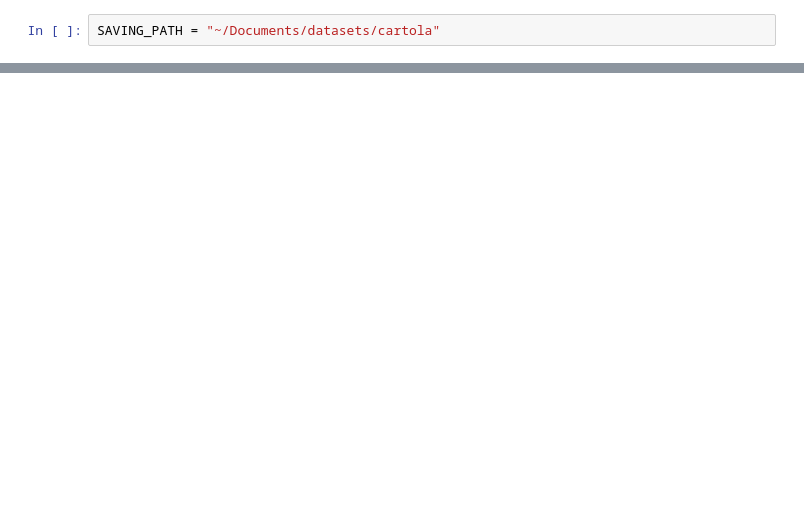
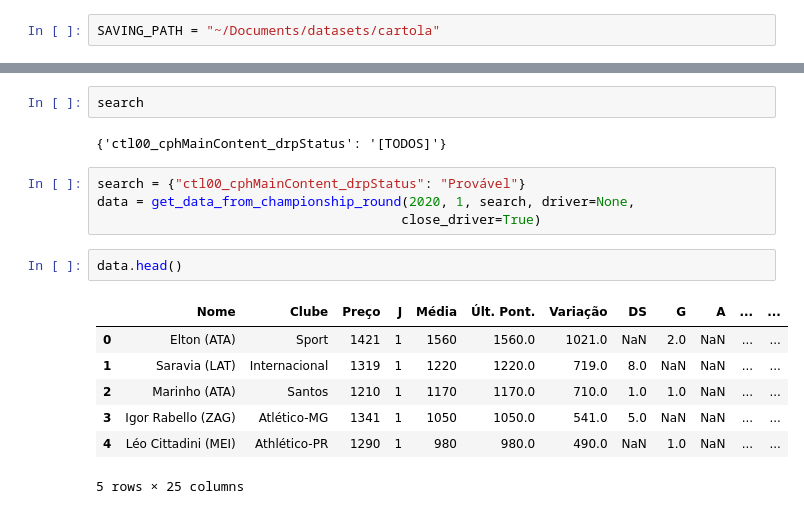
Before and after one commit to lgmoneda/datasets, a Jupyter notebook: cartola/lab.ipynb, the cells around one changed output, grey strips where cells are left out. Drawn from its saved outputs; the diff is of its cells as text; blank space fills up the shorter version.

```diff
--- a/cartola/lab.ipynb
+++ b/cartola/lab.ipynb
@@ -160,0 +294,18 @@ get_table_from_page(driver)
+# %%
+search
+# %% [output]
+{'ctl00_cphMainContent_drpStatus': '[TODOS]'}
+# %%
+search = {"ctl00_cphMainContent_drpStatus": "Provável"}
+data = get_data_from_championship_round(2020, 1, search, driver=None,
+                                       close_driver=True)
+# %%
+data.head()
+# %% [output]
+|  | Nome | Clube | Preço | J | Média | Últ. Pont. | Variação | DS | G | A | ... | ... |
+| 0 | Elton (ATA) | Sport | 1421 | 1 | 1560 | 1560.0 | 1021.0 | NaN | 2.0 | NaN | ... | ... |
+| 1 | Saravia (LAT) | Internacional | 1319 | 1 | 1220 | 1220.0 | 719.0 | 8.0 | NaN | NaN | ... | ... |
+| 2 | Marinho (ATA) | Santos | 1210 | 1 | 1170 | 1170.0 | 710.0 | 1.0 | 1.0 | NaN | ... | ... |
+| 3 | Igor Rabello (ZAG) | Atlético-MG | 1341 | 1 | 1050 | 1050.0 | 541.0 | 5.0 | NaN | NaN | ... | ... |
+| 4 | Léo Cittadini (MEI) | Athlético-PR | 1290 | 1 | 980 | 980.0 | 490.0 | NaN | 1.0 | NaN | ... | ... |
+5 rows × 25 columns
```
Also changed, not shown: parts of 41 cells of this notebook.
